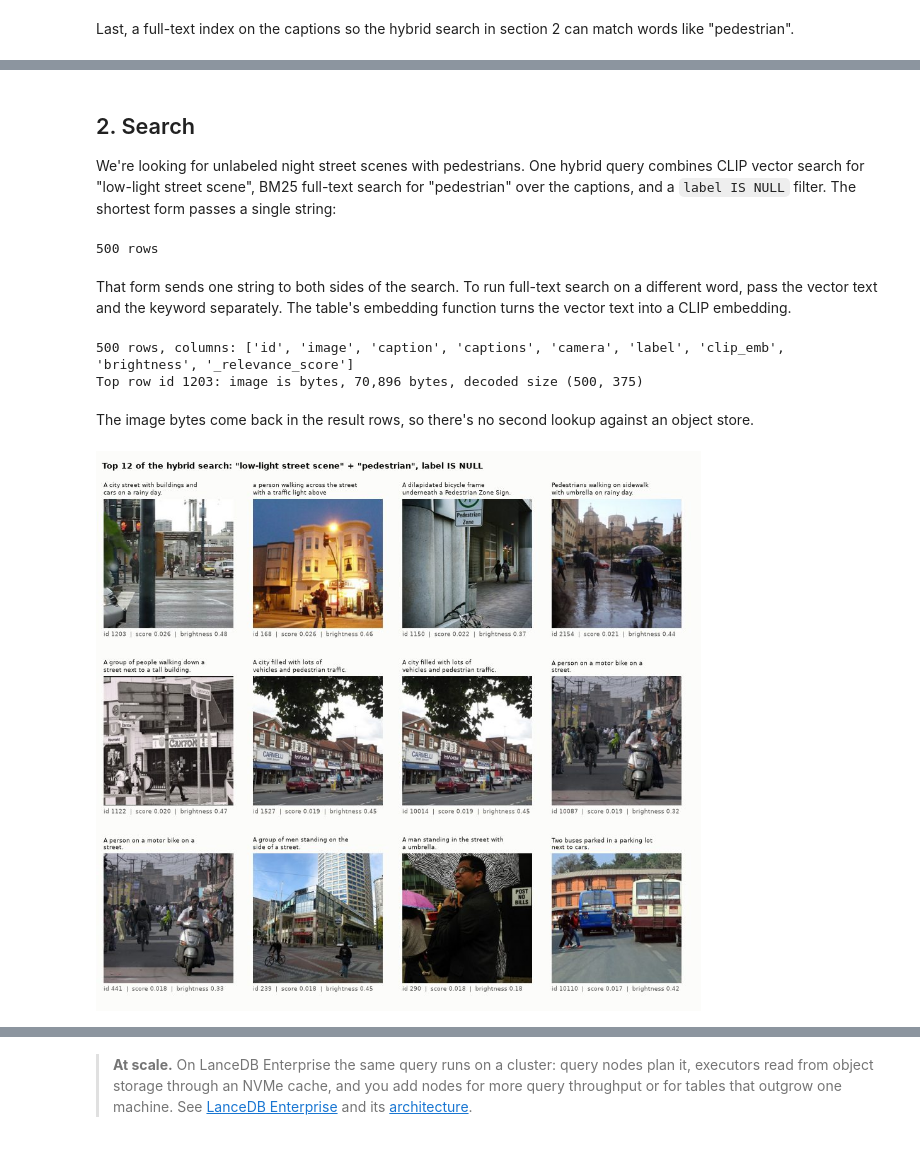
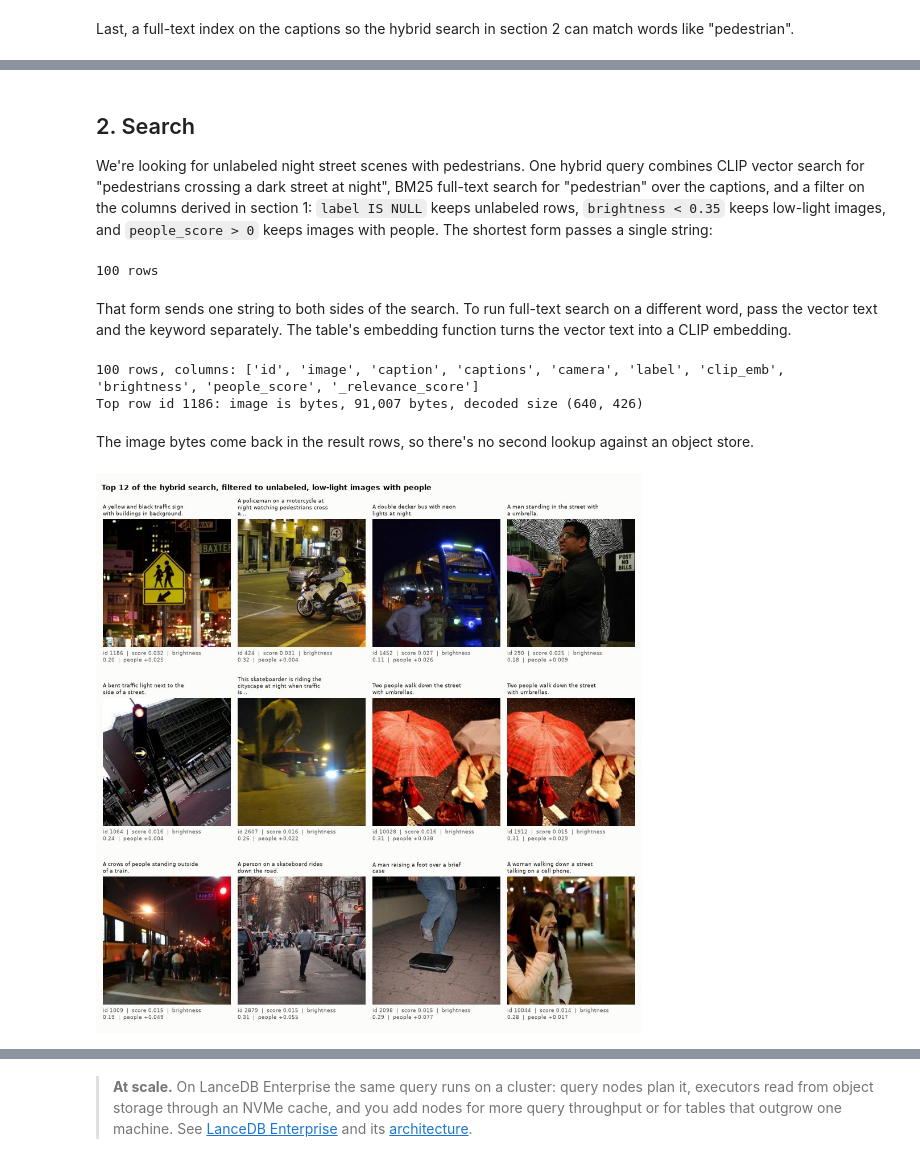
Before and after one commit to tsmithv11/lancedb-search-curate-train, a Jupyter notebook: multimodal-lakehouse-demo.ipynb, the cells around one changed output, grey strips where cells are left out. Cells and saved outputs as stored; diff of their text form; code cells hidden in the pictures.

```diff
--- a/multimodal-lakehouse-demo.ipynb
+++ b/multimodal-lakehouse-demo.ipynb
@@ -121,7 +121,7 @@ def show_images(rows, title, ncols=4, subtitle=None, size=3.0):
     """Draw a grid of images straight from the `image` bytes column."""
     rows = list(rows)
     nrows = (len(rows) + ncols - 1) // ncols
-    fig, axes = plt.subplots(nrows, ncols, figsize=(ncols * size, nrows * (size + 0.7)))
+    fig, axes = plt.subplots(nrows, ncols, figsize=(ncols * size, nrows * (size + 1.1)))
     for ax in np.atleast_1d(axes).ravel():
         ax.axis("off")
     for ax, row in zip(np.atleast_1d(axes).ravel(), rows):
@@ -132,7 +132,7 @@ def show_images(rows, title, ncols=4, subtitle=None, size=3.0):
         caption = textwrap.fill(textwrap.shorten(row.get("caption", ""), 70, placeholder="..."), 34)
         ax.set_title(caption, fontsize=8, color=INK, loc="left", fontweight="normal")
         if subtitle:
-            ax.text(0, -0.02, subtitle(row), transform=ax.transAxes, fontsize=8, color=INK_2, va="top")
+            ax.text(0, -0.02, textwrap.fill(subtitle(row), 40), transform=ax.transAxes, fontsize=8, color=INK_2, va="top")
     fig.suptitle(title, x=0.01, ha="left", fontsize=12, fontweight="bold", color=INK)
     fig.tight_layout()
     buf = io.BytesIO()                                   # photos as JPEG keep the saved notebook small
@@ -250,10 +250,10 @@ def caption_mentions_person(captions):
     return re.search(PERSON_WORDS, " ".join(captions).lower()) is not None
 
 
-# Hold back 200 images for later: 40 street-at-night scenes plus 160 others, like a new night drive.
+# Hold back 200 images for later: 15 street-at-night scenes plus 185 others, like a new drive.
 night_rows = np.flatnonzero(caption_text.str.contains(STREET_AT_NIGHT).to_numpy())
 other_rows = np.setdiff1d(np.arange(coco.num_rows), night_rows)
-held_back_rows = np.sort(np.concatenate([rng.choice(night_rows, 40, replace=False), rng.choice(other_rows, 160, replace=False)]))
+held_back_rows = np.sort(np.concatenate([rng.choice(night_rows, 15, replace=False), rng.choice(other_rows, 185, replace=False)]))
 initial = coco.take(np.setdiff1d(np.arange(coco.num_rows), held_back_rows))
 held_back = coco.take(held_back_rows)          # appended in sections 4 and 6
 labeled_ids = set(rng.choice(initial["id"].to_numpy(), size=int(0.08 * initial.num_rows), replace=False).tolist())
@@ -374,21 +403,21 @@ show_images(
 # %% [markdown]
 ## 2. Search
 
-We're looking for unlabeled night street scenes with pedestrians. One hybrid query combines CLIP vector search for "low-light street scene", BM25 full-text search for "pedestrian" over the captions, and a `label IS NULL` filter. The shortest form passes a single string:
+We're looking for unlabeled night street scenes with pedestrians. One hybrid query combines CLIP vector search for "pedestrians crossing a dark street at night", BM25 full-text search for "pedestrian" over the captions, and a filter on the columns derived in section 1: `label IS NULL` keeps unlabeled rows, `brightness < 0.35` keeps low-light images, and `people_score > 0` keeps images with people. The shortest form passes a single string:
 # %%
-one_string = tbl.search("low-light street scene", query_type="hybrid").where("label IS NULL").limit(500).to_pandas()
+one_string = tbl.search("pedestrians crossing a dark street at night", query_type="hybrid").where("label IS NULL AND brightness < 0.35 AND people_score > 0").limit(100).to_pandas()
 print(f"{len(one_string)} rows")
 # %% [output]
-500 rows
+100 rows
 # %% [markdown]
 That form sends one string to both sides of the search. To run full-text search on a different word, pass the vector text and the keyword separately. The table's embedding function turns the vector text into a CLIP embedding.
 # %%
 results = (
     tbl.search(query_type="hybrid")
-    .vector("low-light street scene")    # CLIP text embedding, computed by the table
-    .text("pedestrian")                  # BM25 over the captions column
-    .where("label IS NULL")
-    .limit(500)
+    .vector("pedestrians crossing a dark street at night")   # CLIP text embedding, computed by the table
+    .text("pedestrian")                                      # BM25 over the captions column
+    .where("label IS NULL AND brightness < 0.35 AND people_score > 0")
+    .limit(100)
     .to_pandas()
 )
 
@@ -396,15 +425,15 @@ first = results.iloc[0]
 print(f"{len(results)} rows, columns: {list(results.columns)}")
 print(f"Top row id {first['id']}: image is {type(first['image']).__name__}, {len(first['image']):,} bytes, decoded size {Image.open(io.BytesIO(first['image'])).size}")
 # %% [output]
-500 rows, columns: ['id', 'image', 'caption', 'captions', 'camera', 'label', 'clip_emb', 'brightness', '_relevance_score']
-Top row id 1203: image is bytes, 70,896 bytes, decoded size (500, 375)
+100 rows, columns: ['id', 'image', 'caption', 'captions', 'camera', 'label', 'clip_emb', 'brightness', 'people_score', '_relevance_score']
+Top row id 1186: image is bytes, 91,007 bytes, decoded size (640, 426)
 # %% [markdown]
 The image bytes come back in the result rows, so there's no second lookup against an object store.
 # %%
 show_images(
     results.head(12).to_dict("records"),
-    'Top 12 of the hybrid search: "low-light street scene" + "pedestrian", label IS NULL',
-    subtitle=lambda r: f"id {r['id']}  |  score {r['_relevance_score']:.3f}  |  brightness {r['brightness']:.2f}",
+    'Top 12 of the hybrid search, filtered to unlabeled, low-light images with people',
+    subtitle=lambda r: f"id {r['id']}  |  score {r['_relevance_score']:.3f}  |  brightness {r['brightness']:.2f}  |  people {r['people_score']:+.3f}",
 )
 # %% [output]
-[figure, old version]
+[figure, new version]
```
Also changed, not shown: parts of 32 cells of this notebook, 3 other files.
